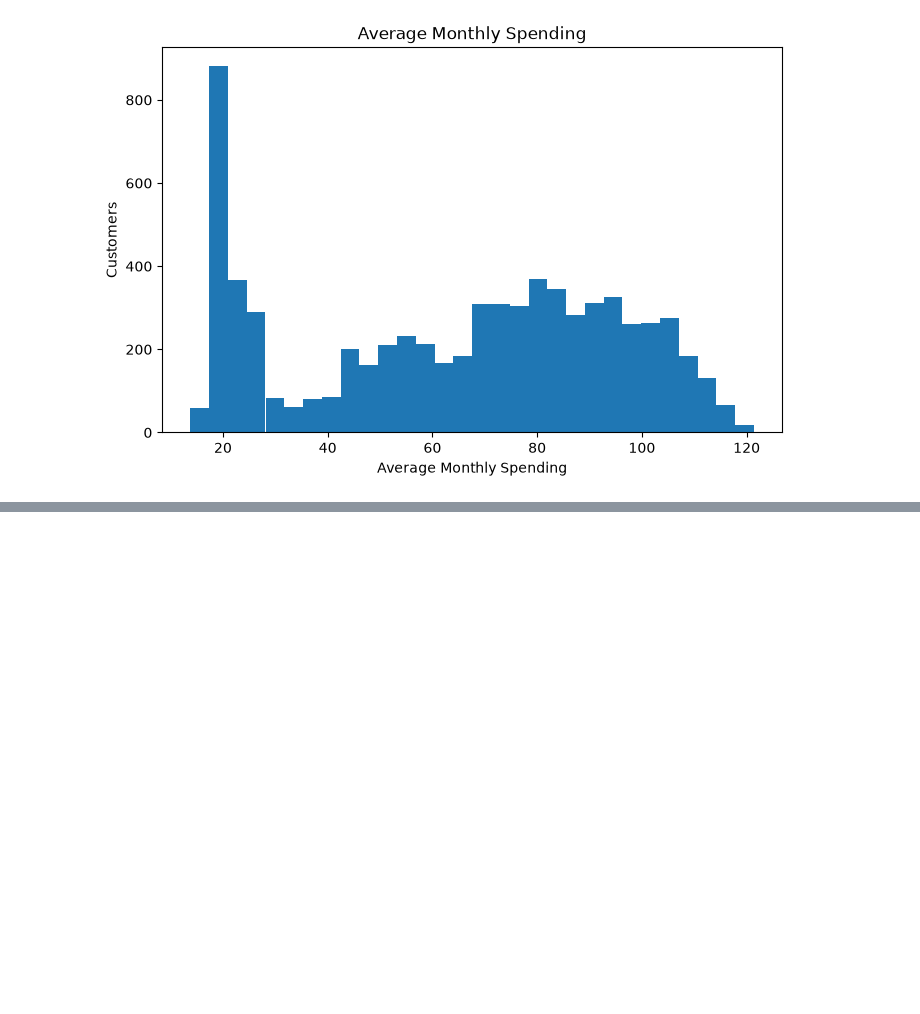
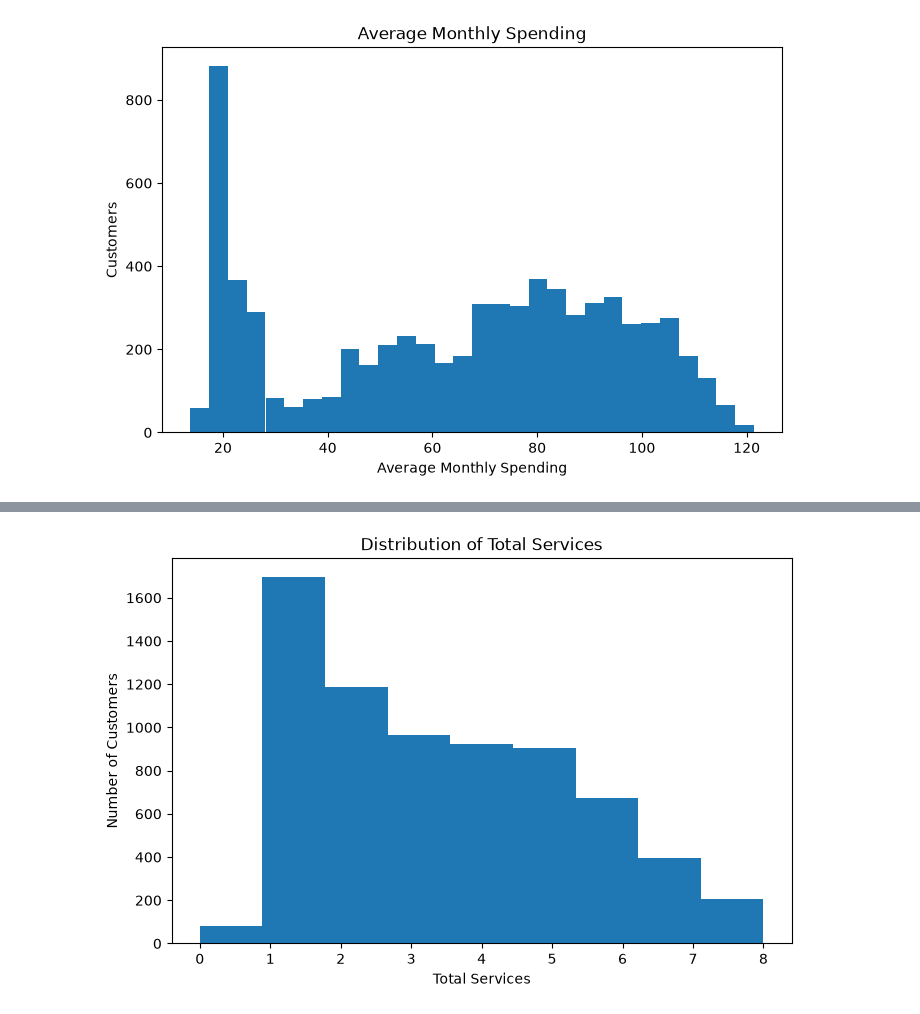
Before and after one commit to janupalliradhika/customer-churn-prediction, a Jupyter notebook: notebooks/eda.ipynb, the cells around one changed output, grey strips where cells are left out. Cells and saved outputs as stored; diff of their text form; code cells hidden in the pictures; blank space fills up the shorter version.

```diff
--- a/notebooks/eda.ipynb
+++ b/notebooks/eda.ipynb
@@ -838,0 +847,15 @@ plt.show()
+# %%
+df = pd.read_csv("../data/Telco-Customer-Churn-Clean.csv")
+# %%
+service_columns = [
+    "PhoneService",
+    "MultipleLines_Yes",
+    "OnlineSecurity_Yes",
+    "OnlineBackup_Yes",
+    "DeviceProtection_Yes",
+    "TechSupport_Yes",
+    "StreamingTV_Yes",
+    "StreamingMovies_Yes"
+]
+
+df["TotalServices"] = df[service_columns].sum(axis=1)
@@ -838,0 +871,11 @@ plt.show()
+# %%
+import matplotlib.pyplot as plt
+
+plt.figure(figsize=(8,5))
+plt.hist(df["TotalServices"], bins=9)
+plt.title("Distribution of Total Services")
+plt.xlabel("Total Services")
+plt.ylabel("Number of Customers")
+plt.show()
+# %% [output]
+[figure, added]
```
Also changed, not shown: parts of 8 cells of this notebook.
